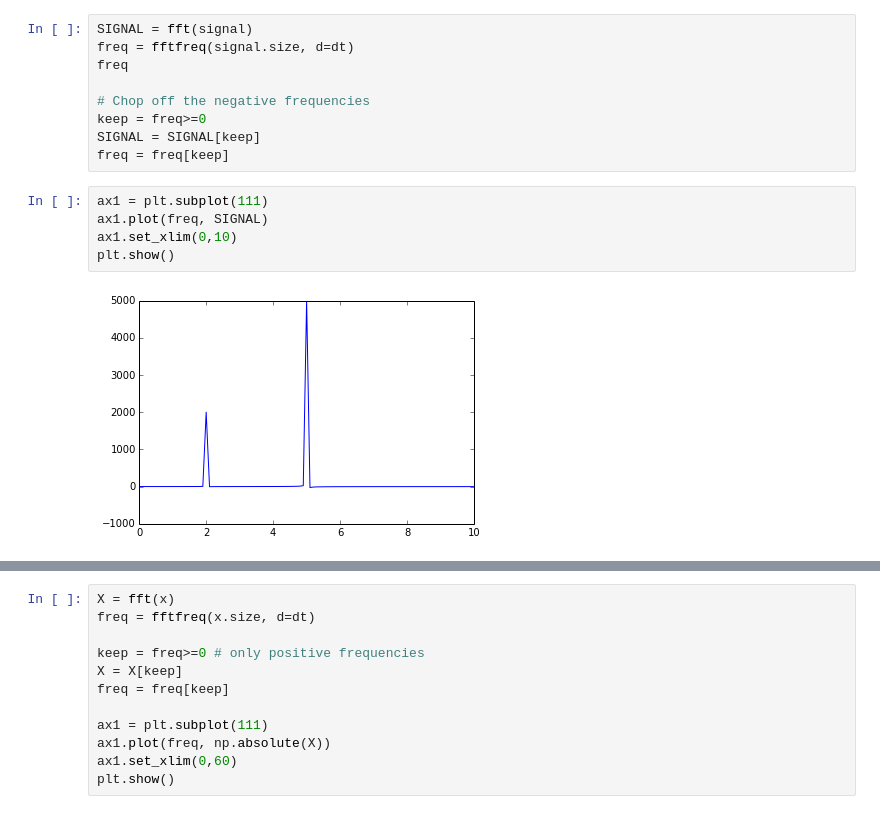
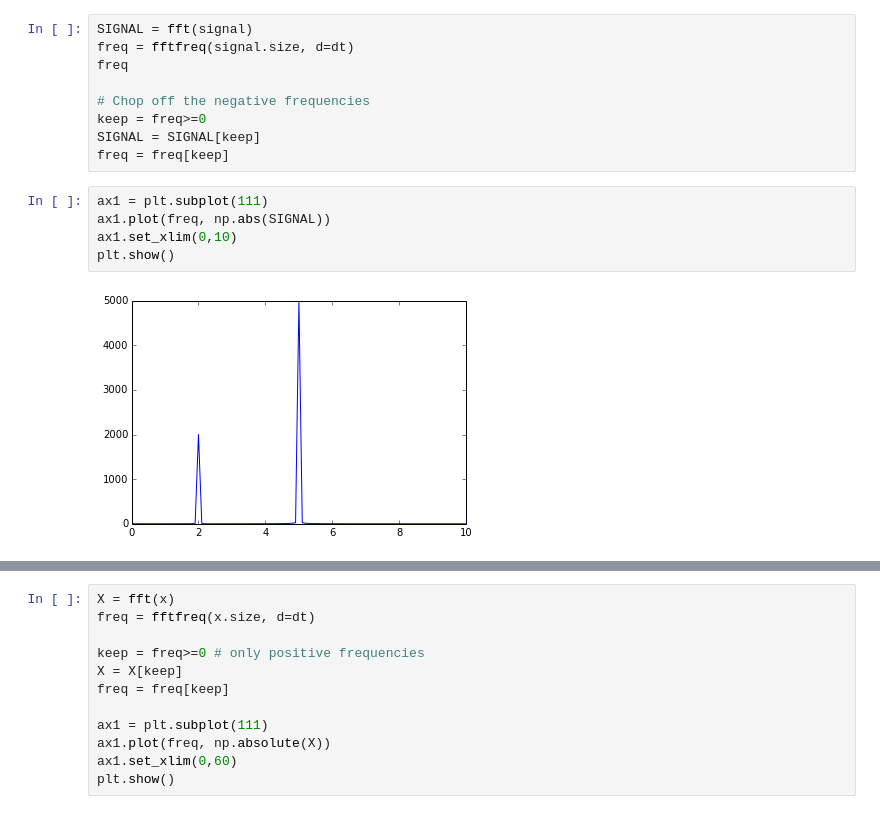
Before and after one commit to kwinkunks/timefreak, a Jupyter notebook: basics.ipynb, the cells around one changed output, grey strips where cells are left out. Cells and saved outputs as stored; diff of their text form.

```diff
--- a/basics.ipynb
+++ b/basics.ipynb
@@ -39,11 +39,11 @@ SIGNAL = SIGNAL[keep]
 freq = freq[keep]
 # %%
 ax1 = plt.subplot(111)
-ax1.plot(freq, SIGNAL)
+ax1.plot(freq, np.abs(SIGNAL))
 ax1.set_xlim(0,10)
 plt.show()
 # %% [output]
-[figure, old version]
+[figure, new version]
 # %%
 dt = 0.001
 t = np.arange(0.0, 3.0, dt)
```
Also changed, not shown: parts of 5 cells of this notebook, 1 other file.
